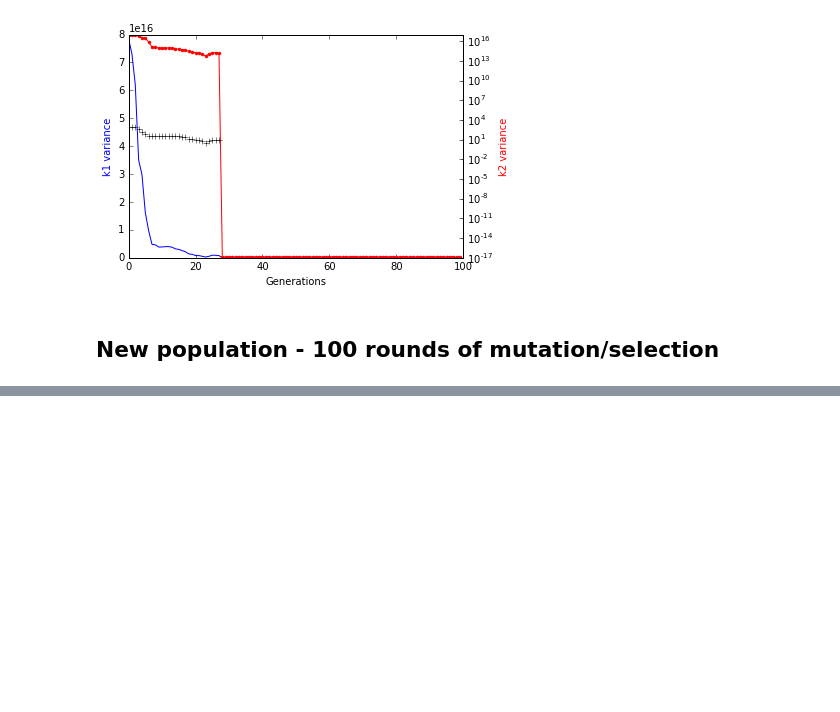
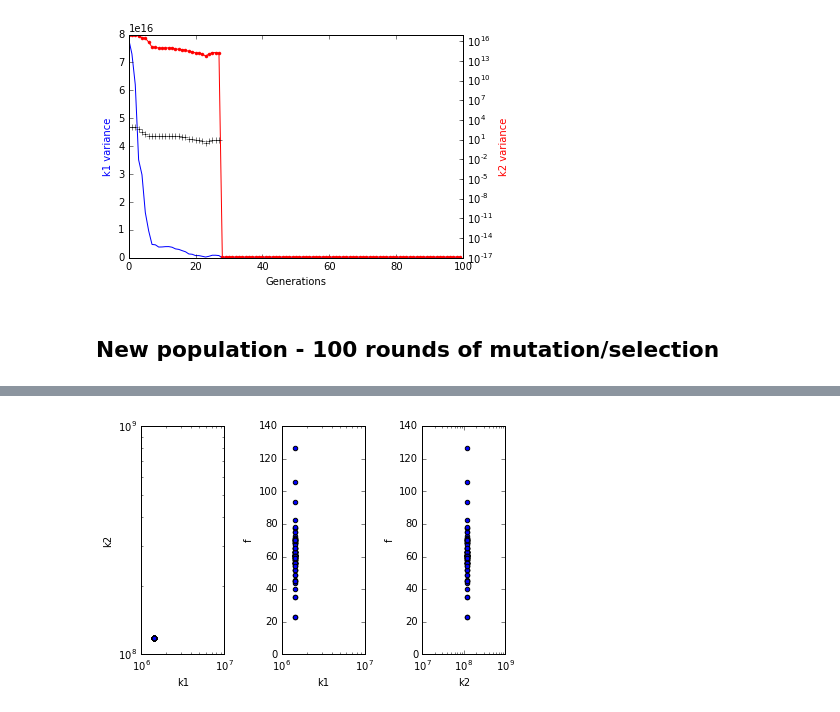
Before and after one commit to bliebeskind/EvoPhys, a Jupyter notebook: siteSpecificCoOp.ipynb, the cells around one changed output, grey strips where cells are left out. Saved outputs shown, nothing was run; the diff lists cells and outputs as text; code cells hidden in the pictures; blank space fills up the shorter version.

```diff
--- a/siteSpecificCoOp.ipynb
+++ b/siteSpecificCoOp.ipynb
@@ -295,0 +296,16 @@ plt.yscale("log")
+# %%
+k1s = [ind.k1 for ind in pop2.population]
+k2s = [ind.k2 for ind in pop2.population]
+fs = [ind.f for ind in pop2.population]
+
+df = pd.DataFrame({"k1":k1s,"k2":k2s,"f":fs})
+
+fig, axes = plt.subplots(1,3)
+
+df.plot(ax=axes.flat[0],kind="scatter",x="k1",y="k2",logx=True,logy=True)
+df.plot(ax=axes.flat[1],kind="scatter",x="k1",y="f",logx=True,logy=False)
+df.plot(ax=axes.flat[2],kind="scatter",x="k2",y="f",logx=True,logy=False)
+
+plt.tight_layout()
+# %% [output]
+[figure, added]
```
Also changed, not shown: parts of 15 cells of this notebook.
